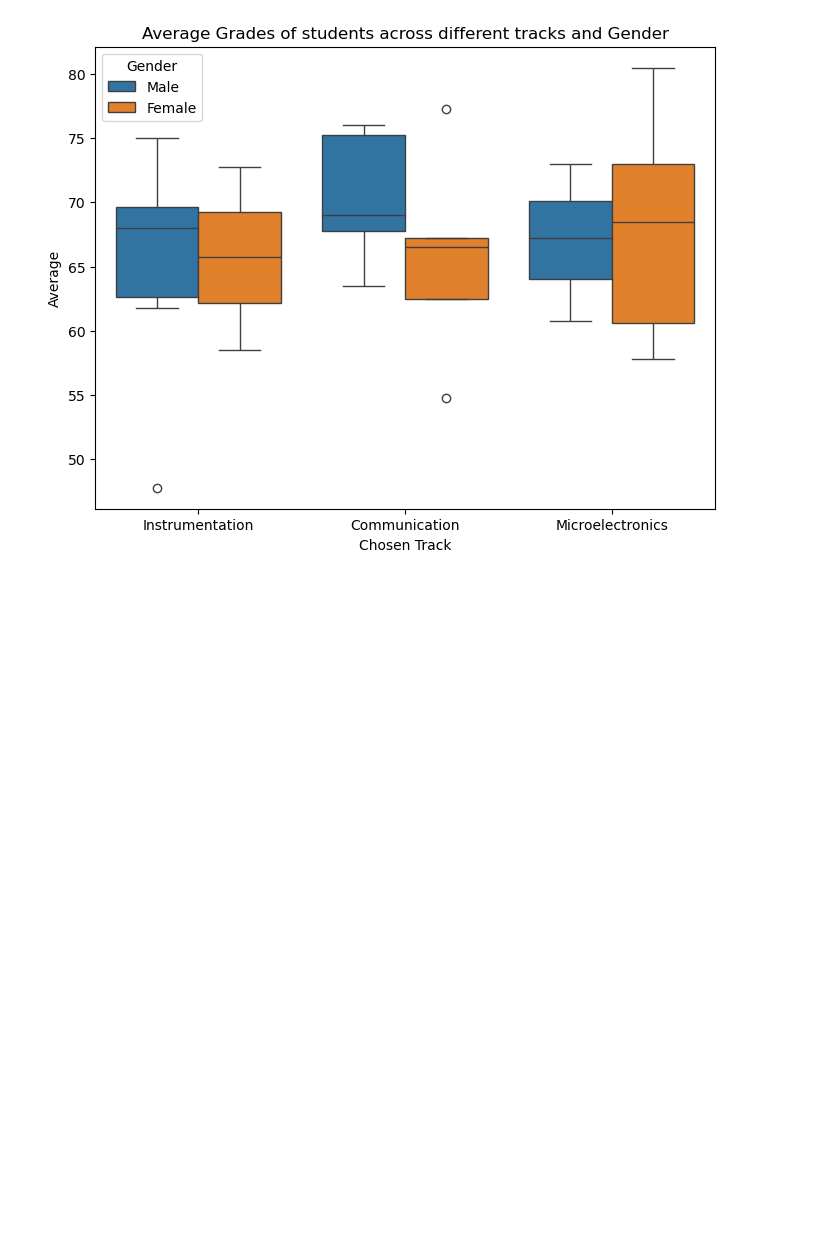
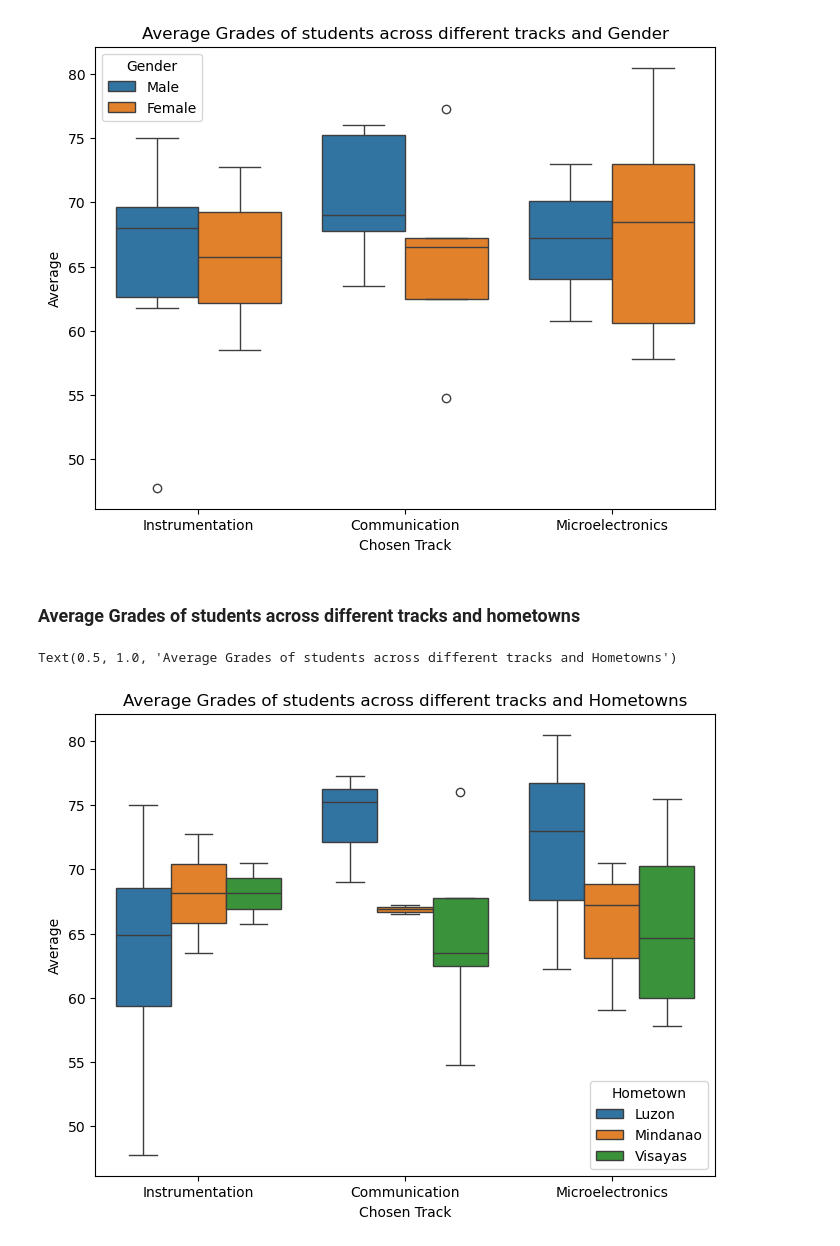
Before and after one commit to Ayjaypot/Programming-Assignment-4, a Jupyter notebook: Programming Assignment 4.ipynb, the cells around one changed output. Saved outputs shown, nothing was run; the diff lists cells and outputs as text; code cells hidden in the pictures; blank space fills up the shorter version.

```diff
--- a/Programming Assignment 4.ipynb
+++ b/Programming Assignment 4.ipynb
@@ -97,3 +99,23 @@ plt.title('Average Grades of students across different tracks and Gender')
 # %% [output]
 Text(0.5, 1.0, 'Average Grades of students across different tracks and Gender')
 [figure]
+# %% [markdown]
+### Average Grades of students across different tracks and hometowns
+# %%
+#setting the size of the figure
+plt.figure(figsize=(8, 6))
+
+#setting which dataframe the boxplot would use and which data would be displayed on the axis as well as what the colors represesnt
+sns.boxplot(x='Track', y='average', hue='Hometown',data=df)
+
+#labeling the y axis as Average which contains the average scores of the students
+plt.ylabel('Average')
+
+#labeling the x axis as Chosen track to see which track the students are part of
+plt.xlabel('Chosen Track')
+
+#making the title for the whole graph
+plt.title('Average Grades of students across different tracks and Hometowns')
+# %% [output]
+Text(0.5, 1.0, 'Average Grades of students across different tracks and Hometowns')
+[figure, added]
```
Also changed, not shown: parts of 1 cell of this notebook.
